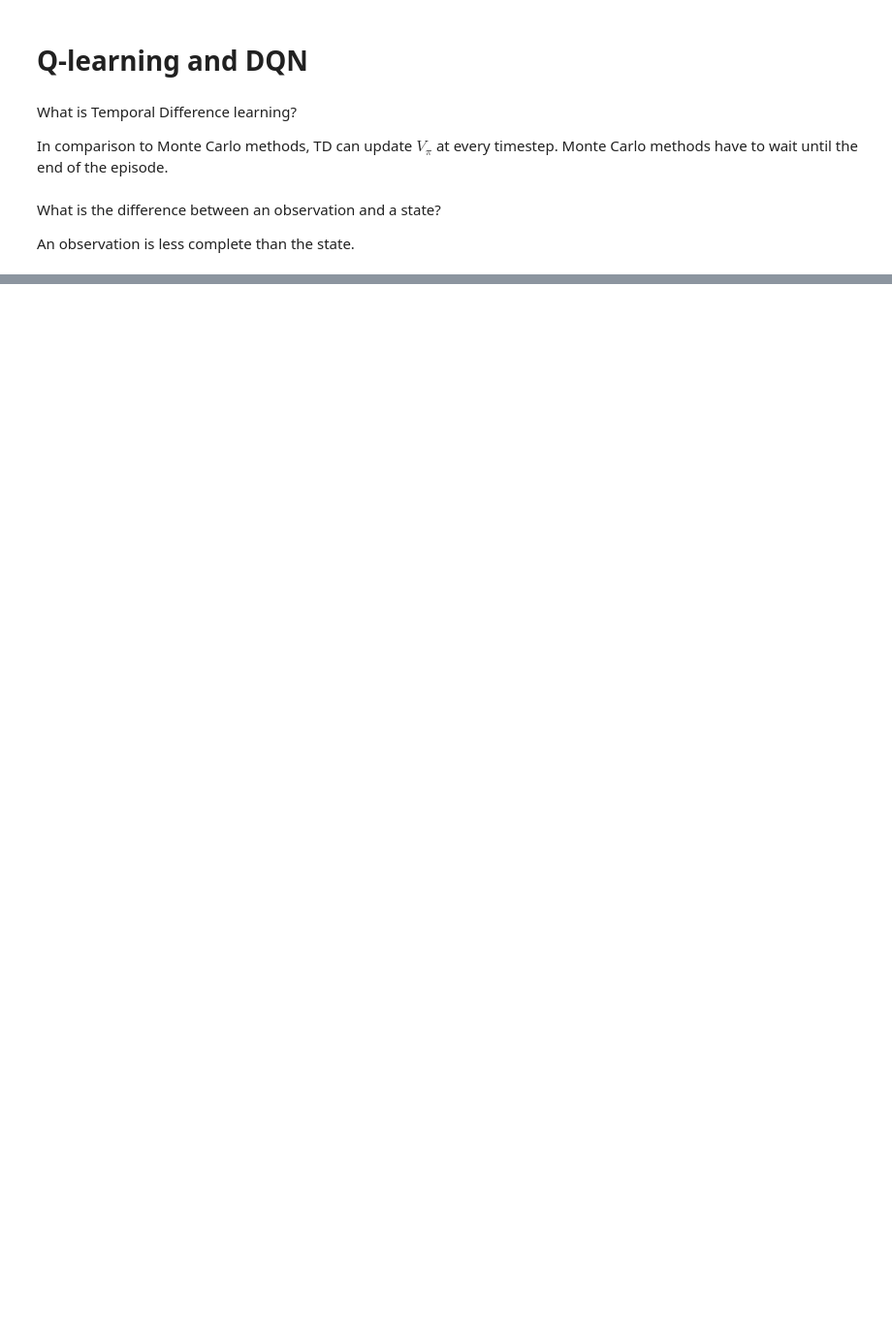
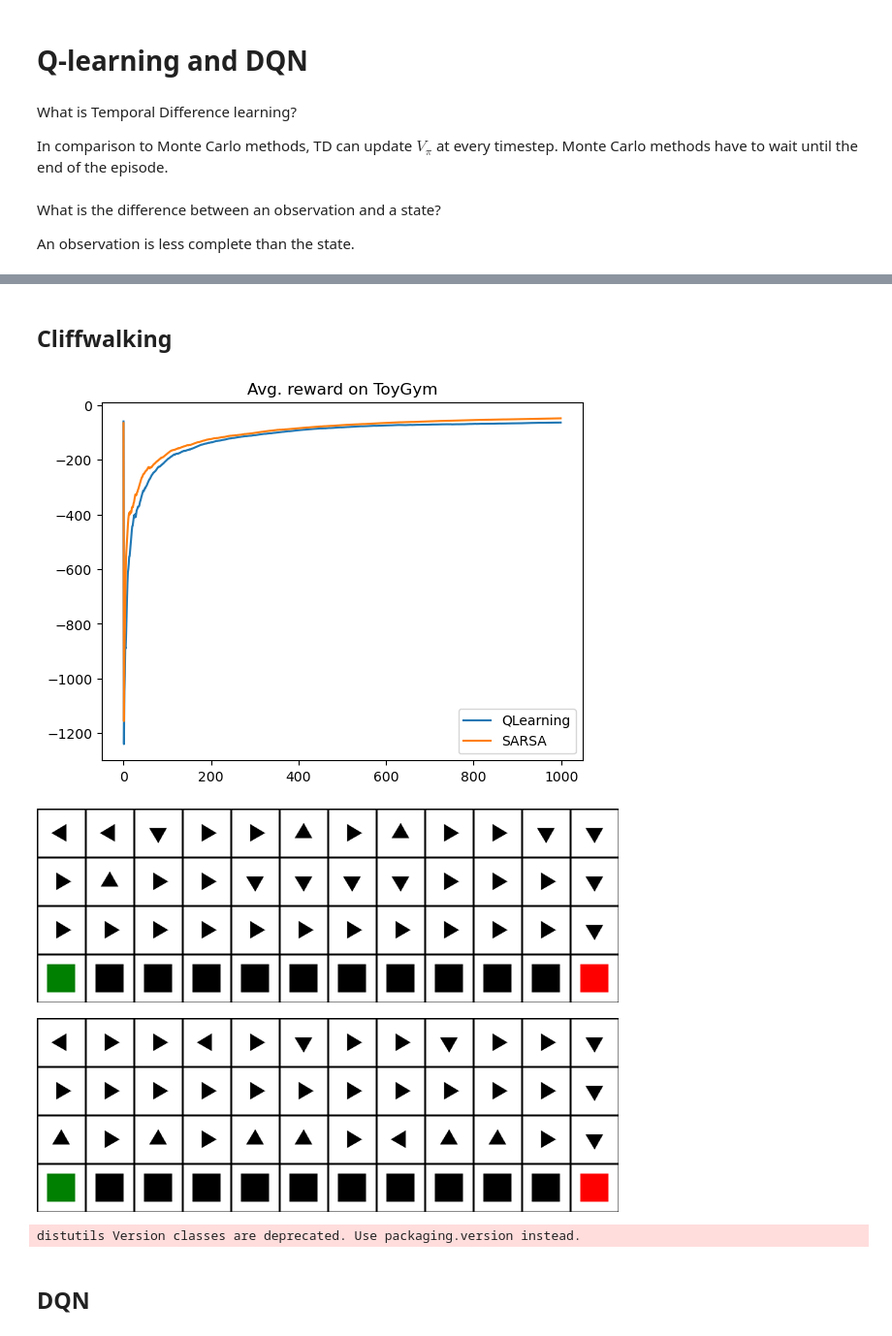
Before and after one commit to DalasNoin/arena-ldn, a Jupyter notebook: w4/gridworld.ipynb, the cells around one changed output, grey strips where cells are left out. Shown at 97% size. Saved outputs shown, nothing was run; the diff lists cells and outputs as text; code cells hidden in the pictures; blank space fills up the shorter version.

```diff
--- a/w4/gridworld.ipynb
+++ b/w4/gridworld.ipynb
@@ -480,0 +587,61 @@ if MAIN:
+# %% [markdown]
+## Cliffwalking
+# %%
+def show_cliff_value(Q: Arr, title: Optional[str] = None):
+    '''
+    Displays the value of each state in CliffWalking-v0 given a Q-value table.
+    '''
+    V = Q.max(axis=-1).reshape(4, 12)
+    fig = px.imshow(V, text_auto=".2f", title=title)
+    fig.show()
+
+def show_cliff_policy(Q: Arr):
+    '''
+    Displays the greedy policy for CliffWalking-v0 given a Q-value table.
+    '''
+    pi = Q.argmax(axis=-1).reshape((4, 12))
+    objects = {(3, 0): "green", (3, 11): "red"} | {(3, i): "black" for i in range(1, 11)}
+    img = Image.new(mode="RGB", size=(1200, 400), color="white")
+    draw = ImageDraw.Draw(img)
+    for x in range(0, img.width+1, 100):
+        draw.line([(x, 0), (x, img.height)], fill="black", width=4)
+    for y in range(0, img.height+1, 100):
+        draw.line([(0, y), (img.width, y)], fill="black", width=4)
+    for x in range(12):
+        for y in range(4):
+            draw.regular_polygon((50+x*100, 50+y*100, 20), 3, rotation=-int(90*pi[y][x]), fill="black")
+            if (y, x) in objects:
+                draw.regular_polygon((50+x*100, 50+y*100, 40), 4, fill=objects[(y, x)])
+    display(img.resize((600, 200)))
+
+"TODO: YOUR CODE HERE"
+if MAIN:
+    env = gym.make("CliffWalking-v0")
+    config_norvig = AgentConfig()
+    n_runs = 1000
+    gamma = 1
+    seed = 1
+    args_nor = (env, config_norvig, gamma, seed)
+    agents_norvig = [QLearning(*args_nor), SARSA(*args_nor)]
+    returns_norvig = {}
+    for agent in agents_norvig:
+        returns_norvig[agent.name] = agent.train(n_runs)
+
+    for agent in agents_norvig:
+        name = agent.name
+        plt.plot(utils.cummean(returns_norvig[name]), label=name)
+
+    plt.legend()
+    plt.title(f"Avg. reward on {env_toy.spec.name}")
+    plt.show()
+    show_cliff_policy(agents_norvig[0].Q)
+    show_cliff_policy(agents_norvig[1].Q)
+    show_cliff_value(agents_norvig[0].Q, "Qlearning")
+    show_cliff_value(agents_norvig[1].Q, "SARSA")
+# %% [output]
+[figure, added]
+[figure, added]
+[figure, added]
+distutils Version classes are deprecated. Use packaging.version instead.
+# %% [markdown]
+## DQN
```
Also changed, not shown: parts of 9 cells of this notebook, 7 other files.
